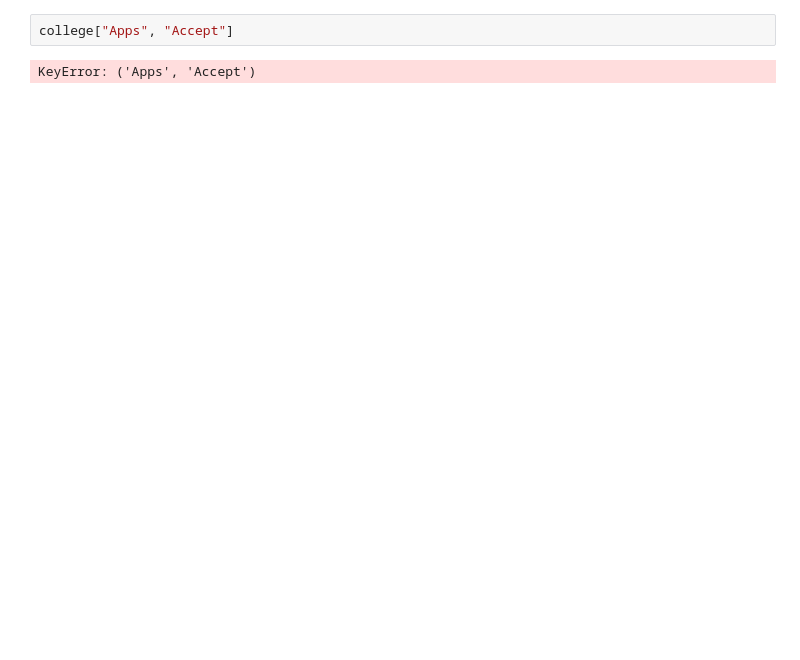
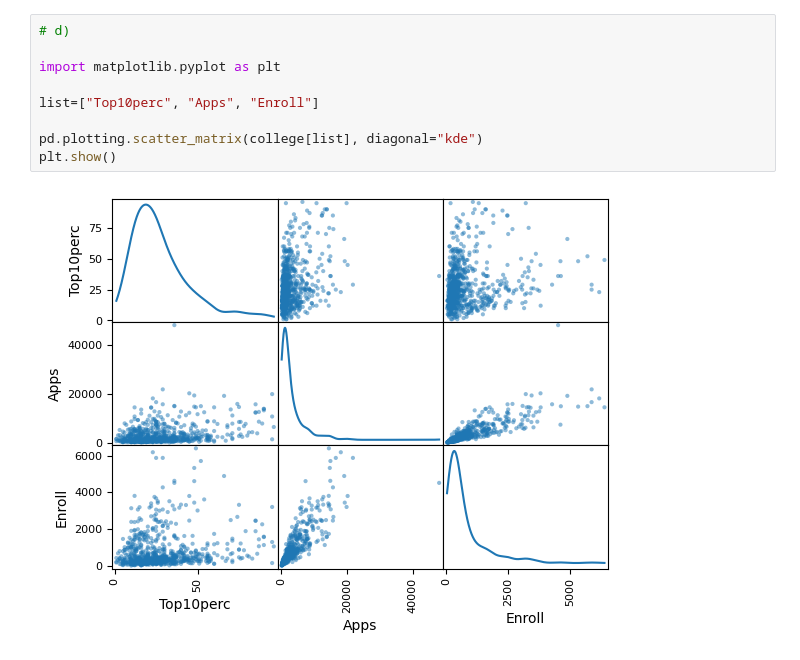
Before and after one commit to bearwinterfirth/college, a Jupyter notebook: college.ipynb, the cells around one changed output. Drawn from its saved outputs; the diff is of its cells as text; blank space fills up the shorter version.

```diff
--- a/college.ipynb
+++ b/college.ipynb
@@ -22,7 +28,14 @@ college.describe()
 | 50% | 1558.000000 | 1110.000000 | 434.000000 | 23.000000 | 54.000000 | 1707.000000 | 353.000000 | 9990.000000 | 4200.000000 | ... |
 | 75% | 3624.000000 | 2424.000000 | 902.000000 | 35.000000 | 69.000000 | 4005.000000 | 967.000000 | 12925.000000 | 5050.000000 | ... |
 | max | 48094.000000 | 26330.000000 | 6392.000000 | 96.000000 | 100.000000 | 31643.000000 | 21836.000000 | 21700.000000 | 8124.000000 | ... |
-# %%
-college["Apps", "Accept"]
-# %% [output]
-KeyError: ('Apps', 'Accept')
+# %%
+# d)
+
+import matplotlib.pyplot as plt
+
+list=["Top10perc", "Apps", "Enroll"]
+
+pd.plotting.scatter_matrix(college[list], diagonal="kde")
+plt.show()
+# %% [output]
+[figure, added]
```
Also changed, not shown: parts of 5 cells of this notebook.
